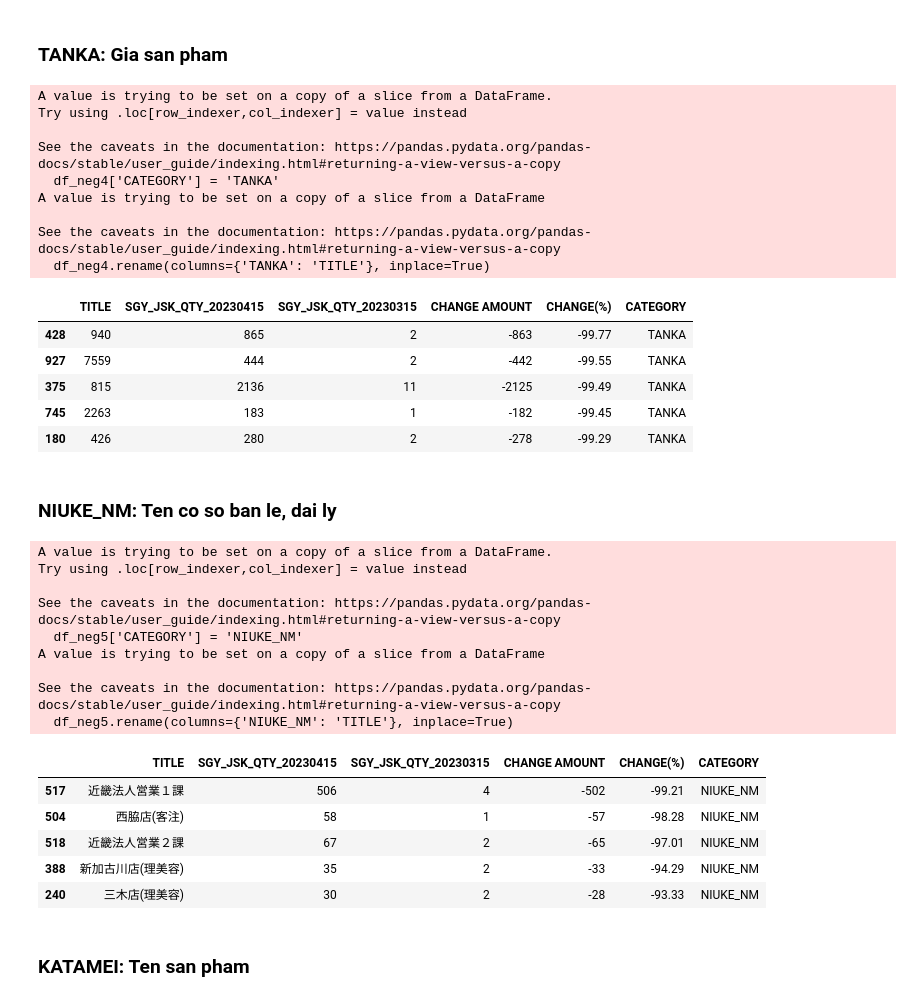
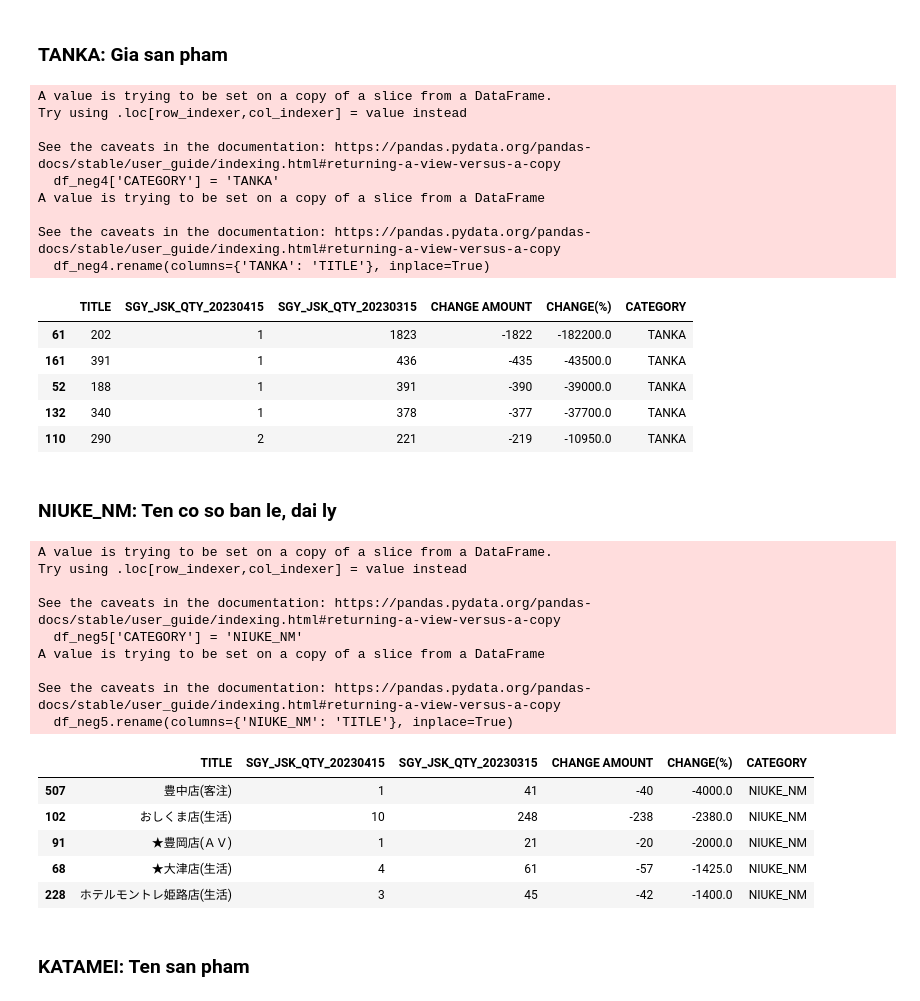
Before and after one commit to NGOHang98/Usee, a Jupyter notebook: Usee.ipynb, the cells around one changed output. Saved outputs shown, nothing was run; the diff lists cells and outputs as text; code cells hidden in the pictures.

```diff
--- a/Usee.ipynb
+++ b/Usee.ipynb
@@ -498,34 +518,34 @@ See the caveats in the documentation: https://pandas.pydata.org/pandas-docs/stab
 # %%
 FEAT = ['TANKA']
 total2 = df_2.groupby(FEAT, as_index=False)['SGY_JSK_QTY'].sum()
 total1 = df_1.groupby(FEAT, as_index=False)['SGY_JSK_QTY'].sum()
 df = pd.merge(total1, total2, on=FEAT)
 df.columns = FEAT + ['{}_{}'.format('SGY_JSK_QTY', '20230415')] + ['{}_{}'.format('SGY_JSK_QTY', '20230315')]
-df['CHANGE AMOUNT'] = df['SGY_JSK_QTY_20230315'] - df['SGY_JSK_QTY_20230415']
-df['CHANGE(%)'] = (df['CHANGE AMOUNT'] / df['SGY_JSK_QTY_20230415']) * 100
+df['CHANGE AMOUNT'] = df['SGY_JSK_QTY_20230415'] - df['SGY_JSK_QTY_20230315']
+df['CHANGE(%)'] = (df['CHANGE AMOUNT'] / df['SGY_JSK_QTY_20230415']) *100
 df['CHANGE(%)'] = df['CHANGE(%)'].round(2)
 df = df.sort_values('CHANGE(%)')
 df4 = df.reset_index()
 df_neg4 = df.query('`CHANGE(%)` < 0')
 df_neg4['CATEGORY'] = 'TANKA'
 df_neg4.rename(columns={'TANKA': 'TITLE'}, inplace=True)
 df_neg4.head(5)
 # %% [output]
 A value is trying to be set on a copy of a slice from a DataFrame.
 Try using .loc[row_indexer,col_indexer] = value instead
 
 See the caveats in the documentation: https://pandas.pydata.org/pandas-docs/stable/user_guide/indexing.html#returning-a-view-versus-a-copy
   df_neg4['CATEGORY'] = 'TANKA'
 A value is trying to be set on a copy of a slice from a DataFrame
 
 See the caveats in the documentation: https://pandas.pydata.org/pandas-docs/stable/user_guide/indexing.html#returning-a-view-versus-a-copy
   df_neg4.rename(columns={'TANKA': 'TITLE'}, inplace=True)
 |  | TITLE | SGY_JSK_QTY_20230415 | SGY_JSK_QTY_20230315 | CHANGE AMOUNT | CHANGE(%) | CATEGORY |
-| 428 | 940 | 865 | 2 | -863 | -99.77 | TANKA |
-| 927 | 7559 | 444 | 2 | -442 | -99.55 | TANKA |
-| 375 | 815 | 2136 | 11 | -2125 | -99.49 | TANKA |
-| 745 | 2263 | 183 | 1 | -182 | -99.45 | TANKA |
-| 180 | 426 | 280 | 2 | -278 | -99.29 | TANKA |
+| 61 | 202 | 1 | 1823 | -1822 | -182200.0 | TANKA |
+| 161 | 391 | 1 | 436 | -435 | -43500.0 | TANKA |
+| 52 | 188 | 1 | 391 | -390 | -39000.0 | TANKA |
+| 132 | 340 | 1 | 378 | -377 | -37700.0 | TANKA |
+| 110 | 290 | 2 | 221 | -219 | -10950.0 | TANKA |
 # %% [markdown]
 ### NIUKE_NM: Ten co so ban le, dai ly
 # %%
@@ -534,8 +554,8 @@ total2 = df_2.groupby(FEAT, as_index=False)['SGY_JSK_QTY'].sum()
 total1 = df_1.groupby(FEAT, as_index=False)['SGY_JSK_QTY'].sum()
 df = pd.merge(total1, total2, on=FEAT)
 df.columns = FEAT + ['{}_{}'.format('SGY_JSK_QTY', '20230415')] + ['{}_{}'.format('SGY_JSK_QTY', '20230315')]
-df['CHANGE AMOUNT'] = df['SGY_JSK_QTY_20230315'] - df['SGY_JSK_QTY_20230415']
-df['CHANGE(%)'] = (df['CHANGE AMOUNT'] / df['SGY_JSK_QTY_20230415']) * 100
+df['CHANGE AMOUNT'] = df['SGY_JSK_QTY_20230415'] - df['SGY_JSK_QTY_20230315']
+df['CHANGE(%)'] = (df['CHANGE AMOUNT'] / df['SGY_JSK_QTY_20230415']) *100
 df['CHANGE(%)'] = df['CHANGE(%)'].round(2)
 df = df.sort_values('CHANGE(%)')
 df5 = df.reset_index()
@@ -554,11 +574,11 @@ A value is trying to be set on a copy of a slice from a DataFrame
 See the caveats in the documentation: https://pandas.pydata.org/pandas-docs/stable/user_guide/indexing.html#returning-a-view-versus-a-copy
   df_neg5.rename(columns={'NIUKE_NM': 'TITLE'}, inplace=True)
 |  | TITLE | SGY_JSK_QTY_20230415 | SGY_JSK_QTY_20230315 | CHANGE AMOUNT | CHANGE(%) | CATEGORY |
-| 517 | 近畿法人営業１課 | 506 | 4 | -502 | -99.21 | NIUKE_NM |
-| 504 | 西脇店(客注) | 58 | 1 | -57 | -98.28 | NIUKE_NM |
-| 518 | 近畿法人営業２課 | 67 | 2 | -65 | -97.01 | NIUKE_NM |
-| 388 | 新加古川店(理美容) | 35 | 2 | -33 | -94.29 | NIUKE_NM |
-| 240 | 三木店(理美容) | 30 | 2 | -28 | -93.33 | NIUKE_NM |
+| 507 | 豊中店(客注) | 1 | 41 | -40 | -4000.0 | NIUKE_NM |
+| 102 | おしくま店(生活) | 10 | 248 | -238 | -2380.0 | NIUKE_NM |
+| 91 | ★豊岡店(ＡＶ) | 1 | 21 | -20 | -2000.0 | NIUKE_NM |
+| 68 | ★大津店(生活) | 4 | 61 | -57 | -1425.0 | NIUKE_NM |
+| 228 | ホテルモントレ姫路店(生活) | 3 | 45 | -42 | -1400.0 | NIUKE_NM |
 # %% [markdown]
 ### KATAMEI: Ten san pham
 # %%
```
Also changed, not shown: parts of 33 cells of this notebook, 5 other files.
